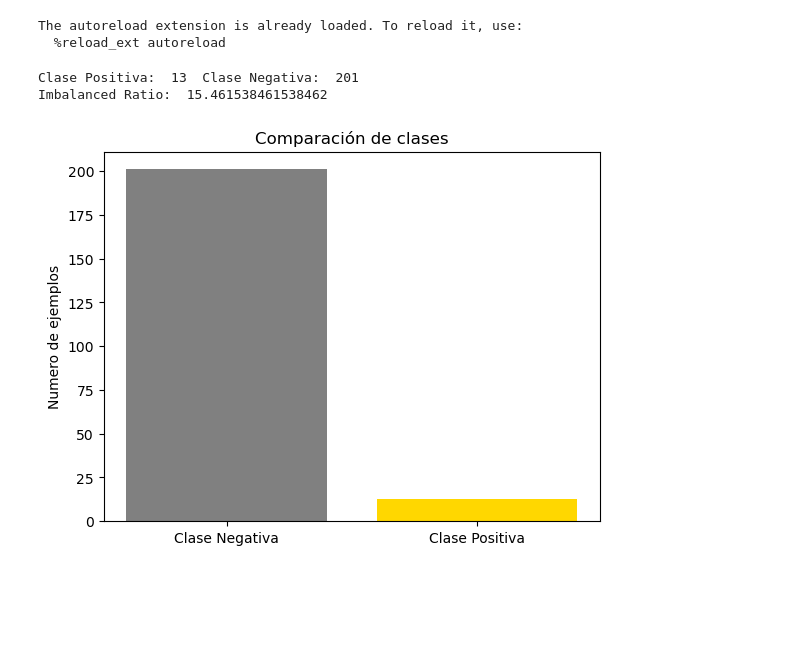
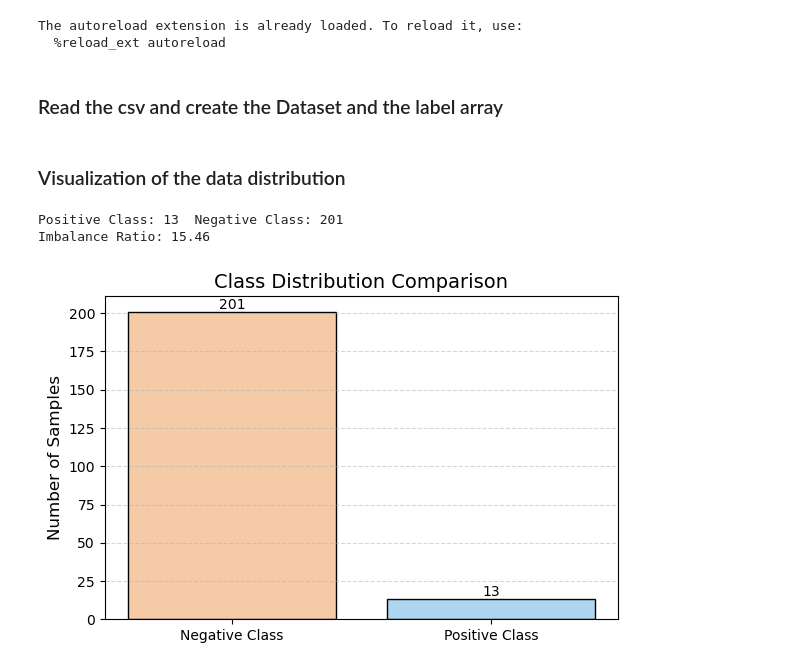
Before and after one commit to UnaiLalana/DAB-SMOTE, a Jupyter notebook: notebooks/InitialTest.ipynb, the cells around one changed output. Cells and saved outputs as stored; diff of their text form; code cells hidden in the pictures; blank space fills up the shorter version.

```diff
--- a/notebooks/InitialTest.ipynb
+++ b/notebooks/InitialTest.ipynb
@@ -17,22 +28,39 @@ import DAB_SMOTE
 # %% [output]
 The autoreload extension is already loaded. To reload it, use:
   %reload_ext autoreload
+# %% [markdown]
+### Read the csv and create the Dataset and the label array ###
 # %%
-df = pd.read_csv("./../MEDIA/glass4.dat", header=None)
+df = pd.read_csv("./../data/initial_test/glass4.dat", header=None)
 X = np.array(df.loc[:, df.columns != 9])
 y = np.array(df[9])
+# %% [markdown]
+### Visualization of the data distribution ###
 # %%
-print("Clase Positiva: " , np.sum(df[9] == " positive") , " Clase Negativa: " , np.sum(df[9] == " negative"))
-print("Imbalanced Ratio: ", np.sum(df[9] == " negative")/np.sum(df[9] == " positive"))
-labels = ['Clase Negativa', 'Clase Positiva']
-valores = [np.sum(df[9] == " negative"), np.sum(df[9] == " positive")]
+positive_class = np.sum(df[9] == " positive")
+negative_class = np.sum(df[9] == " negative")
 
-plt.bar(labels, valores, color=['gray', 'gold'])
-plt.title('Comparación de clases')
-plt.ylabel('Numero de ejemplos')
+print("Positive Class:", positive_class, " Negative Class:", negative_class)
+print("Imbalance Ratio:", round(negative_class / positive_class, 2))
 
+labels = ['Negative Class', 'Positive Class']
+values = [negative_class, positive_class]
+colors = ['#F5CBA7', '#AED6F1']
+
+plt.figure(figsize=(6, 4))
+bars = plt.bar(labels, values, color=colors, edgecolor='black')
+
+for bar in bars:
+    height = bar.get_height()
+    plt.text(bar.get_x() + bar.get_width() / 2.0, height , f'{height}',
+             ha='center', va='bottom', fontsize=10)
+
+plt.title('Class Distribution Comparison', fontsize=14)
+plt.ylabel('Number of Samples', fontsize=12)
+plt.grid(axis='y', linestyle='--', alpha=0.5)
+plt.tight_layout()
 plt.show()
 # %% [output]
-Clase Positiva:  13  Clase Negativa:  201
-Imbalanced Ratio:  15.461538461538462
+Positive Class: 13  Negative Class: 201
+Imbalance Ratio: 15.46
-[figure, old version]
+[figure, new version]
```
Also changed, not shown: parts of 14 cells of this notebook, 1 other file.
